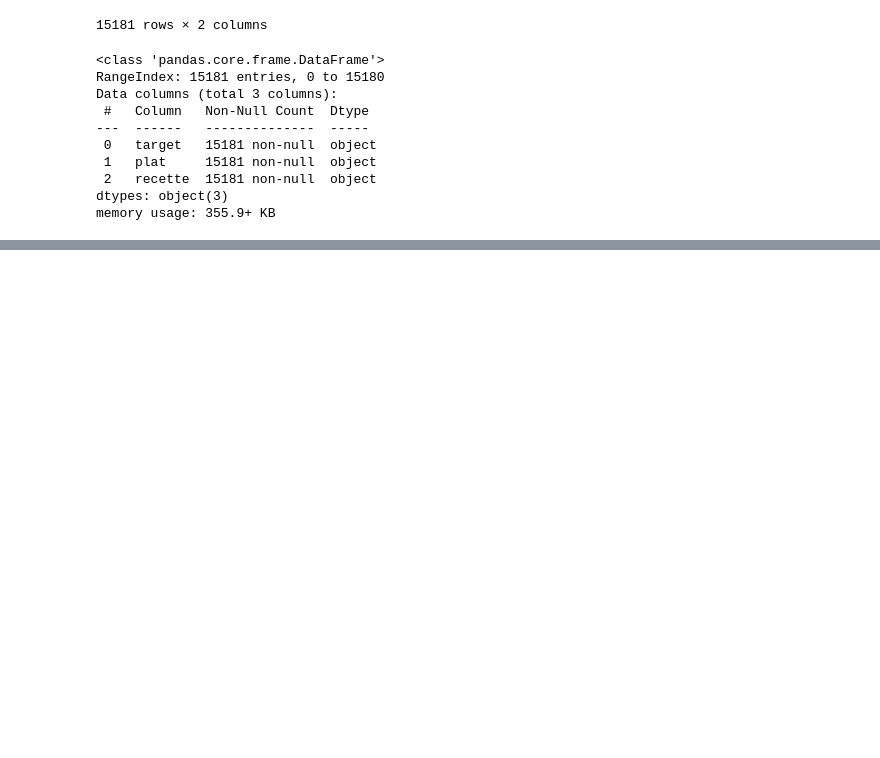
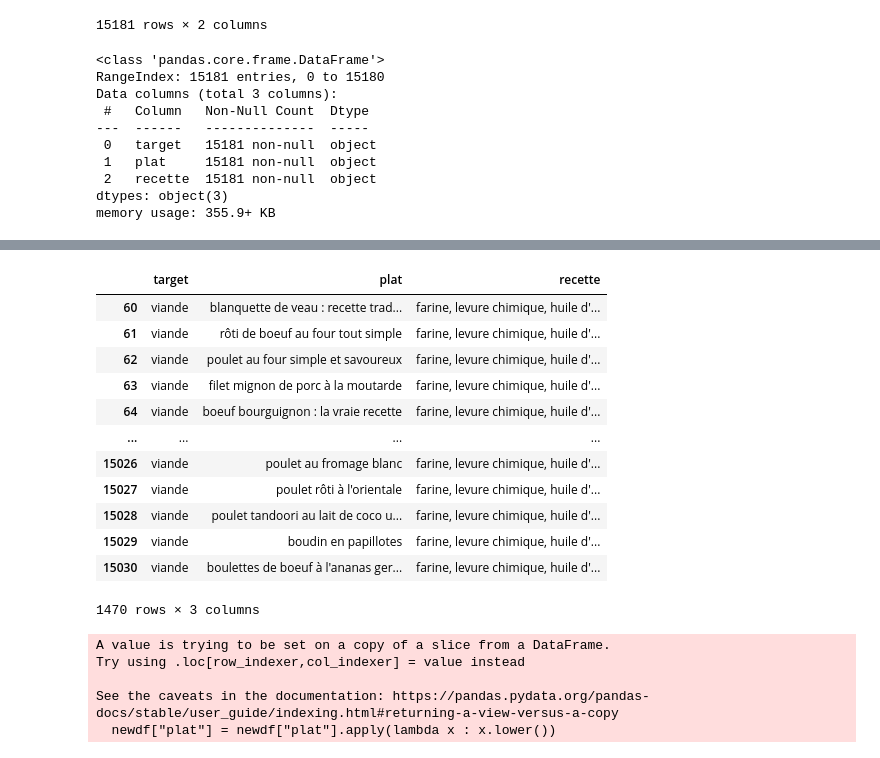
Before and after one commit to philippeJeremy/projet, a Jupyter notebook: prepro.ipynb, the cells around one changed output, grey strips where cells are left out. Cells and saved outputs as stored; diff of their text form; code cells hidden in the pictures; blank space fills up the shorter version.

```diff
--- a/prepro.ipynb
+++ b/prepro.ipynb
@@ -90,0 +138,26 @@ data.to_csv("final.csv")
+# %%
+newdf = df[(df['target'] == "viande")]
+# %%
+newdf
+# %% [output]
+|  | target | plat | recette |
+| 60 | viande | blanquette de veau : recette trad... | farine, levure chimique, huile d'... |
+| 61 | viande | rôti de boeuf au four tout simple | farine, levure chimique, huile d'... |
+| 62 | viande | poulet au four simple et savoureux | farine, levure chimique, huile d'... |
+| 63 | viande | filet mignon de porc à la moutarde | farine, levure chimique, huile d'... |
+| 64 | viande | boeuf bourguignon : la vraie recette | farine, levure chimique, huile d'... |
+| ... | ... | ... | ... |
+| 15026 | viande | poulet au fromage blanc | farine, levure chimique, huile d'... |
+| 15027 | viande | poulet rôti à l'orientale | farine, levure chimique, huile d'... |
+| 15028 | viande | poulet tandoori au lait de coco u... | farine, levure chimique, huile d'... |
+| 15029 | viande | boudin en papillotes | farine, levure chimique, huile d'... |
+| 15030 | viande | boulettes de boeuf à l'ananas ger... | farine, levure chimique, huile d'... |
+1470 rows × 3 columns
+# %%
+newdf["plat"] = newdf["plat"].apply(lambda x : x.lower())
+# %% [output]
+A value is trying to be set on a copy of a slice from a DataFrame.
+Try using .loc[row_indexer,col_indexer] = value instead
+
+See the caveats in the documentation: https://pandas.pydata.org/pandas-docs/stable/user_guide/indexing.html#returning-a-view-versus-a-copy
+  newdf["plat"] = newdf["plat"].apply(lambda x : x.lower())
```
Also changed, not shown: parts of 23 cells of this notebook, 6 other files.
